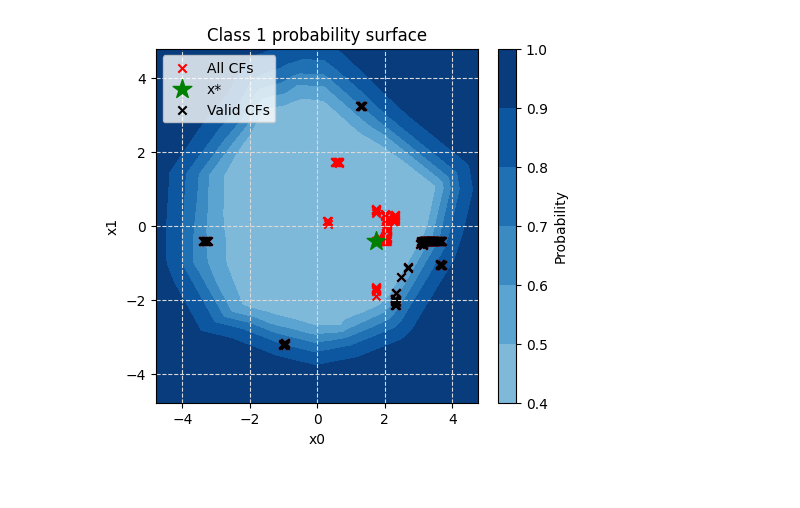
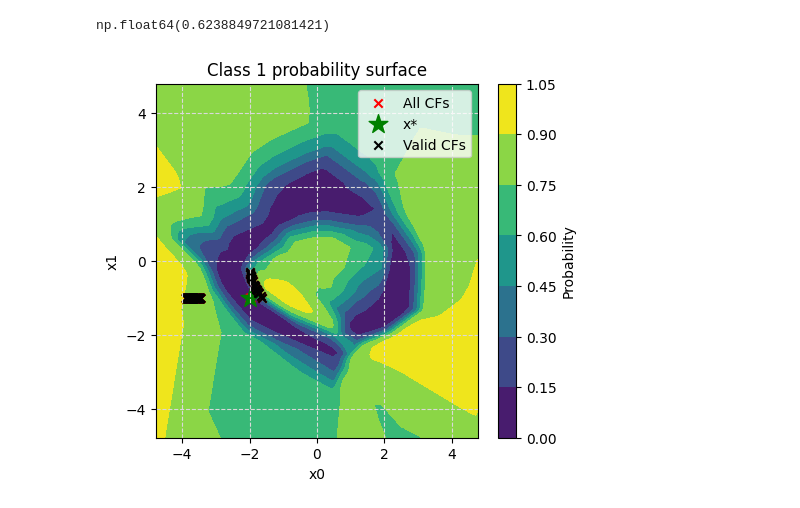
Before and after one commit to 42logos/uamocf, a Jupyter notebook: nd_mmo.ipynb, the cells around one changed output. Saved outputs shown, nothing was run; the diff lists cells and outputs as text; code cells hidden in the pictures.

```diff
--- a/nd_mmo.ipynb
+++ b/nd_mmo.ipynb
@@ -157,7 +222,7 @@ criterion = nn.CrossEntropyLoss()
 optimizer = optim.Adam(model.parameters(), lr=1e-3)
 # %%
 # training loop
-num_epochs = 200
+num_epochs = 150
 
 bar = tqdm(range(num_epochs), desc="Training", ncols=80, unit="epoch",colour="blue")
 for epoch in bar:
@@ -226,4 +353,5 @@ is the empirical range of feature $j$ over the dataset $X$ (or $X_{\text{obs}}$,
 # %%
+
 
 # -----------------------------
 # 3) Multi-objective CF problem
@@ -280,17 +408,22 @@ def make_cf_problem(model, x_star, Y_prime, X_obs, weights, k=5):
                             for x_i in nearest_samples])
         return float((per_sample * w_np).sum())
 
+    def o5_aleotoric_uncertainty(x):
+        return float(Aleotoric_Uncertainty_prob(
+            boundary_focus_prob
+        )(x))
+
 
     return FunctionalProblem(
         n_var=p,
-        objs=[o1_validity, o2_similarity, o3_sparsity, o4_plausibility],
+        objs=[o1_validity, o2_similarity, o3_sparsity, o5_aleotoric_uncertainty],
         xl=xl, xu=xu,
         elementwise=True
     )
 # %%
 
 # pick a REAL observed instance as x*
-x_star = dataset.tensors[0][0].to(device)
+x_star = torch.tensor([[-2, -1]], dtype=torch.float32).squeeze(0).to(device)
 with torch.no_grad():
     y_star = model(x_star.unsqueeze(0)).argmax(dim=1)
 Y_prime = 1 - y_star  # binary case
@@ -345,33 +478,38 @@ valided_F_mmo.shape,valided_X_mmo.shape,not_valided_F_mmo.shape,not_valided_X_mm
+# %%
+max_AU=valided_F_mmo[:,3].max()
+max_AU
+# %% [output]
+np.float64(0.6238849721081421)
 # %%
 
 # -----------------------------
 # 4) Post-processing & plots
 # -----------------------------
 # With prob-based validity, use threshold instead of ==0.
 # valid_mask = F_mmo[:, 0] < 0.05  # e.g. at least 95% target prob
 # valid_F = F_mmo[valid_mask]
 # valid_X = X_mmo[valid_mask]
 
 # plt.figure()
 # plt.scatter(X[:, 0], X[:, 1], c=Y, label="Original data", s=15, cmap="coolwarm")
 # plt.scatter(X_mmo[:, 0], X_mmo[:, 1], c="red", marker="x", label="All CFs")
 # plt.scatter(valid_X[:, 0], valid_X[:, 1], c="black", marker="x", label="Valid CFs")
 # plt.scatter(x_star[0].item(), x_star[1].item(),
 #             c="green", marker="*", s=200, label="x*")
 # plt.legend()
 # plt.show()
 
 
-fig,ax=plot_proba(model, X,levels=5)
+fig,ax=plot_proba(model, X,levels=6)
 ax.scatter(X_mmo[:, 0], X_mmo[:, 1], c="red", marker="x", label="All CFs")
 ax.scatter(x_star[0].item(), x_star[1].item(),
            c="green", marker="*", s=200, label="x*")
 # scatter valid CFs if any
 if valided_X_mmo.shape[0] > 0:
     ax.scatter(valided_X_mmo[:, 0], valided_X_mmo[:, 1],
                c="black", marker="x", label="Valid CFs")
 
 ax.legend()
 plt.show()
 # %% [output]
-[figure, old version]
+[figure, new version]
```
Also changed, not shown: parts of 12 cells of this notebook, 1 other file.
